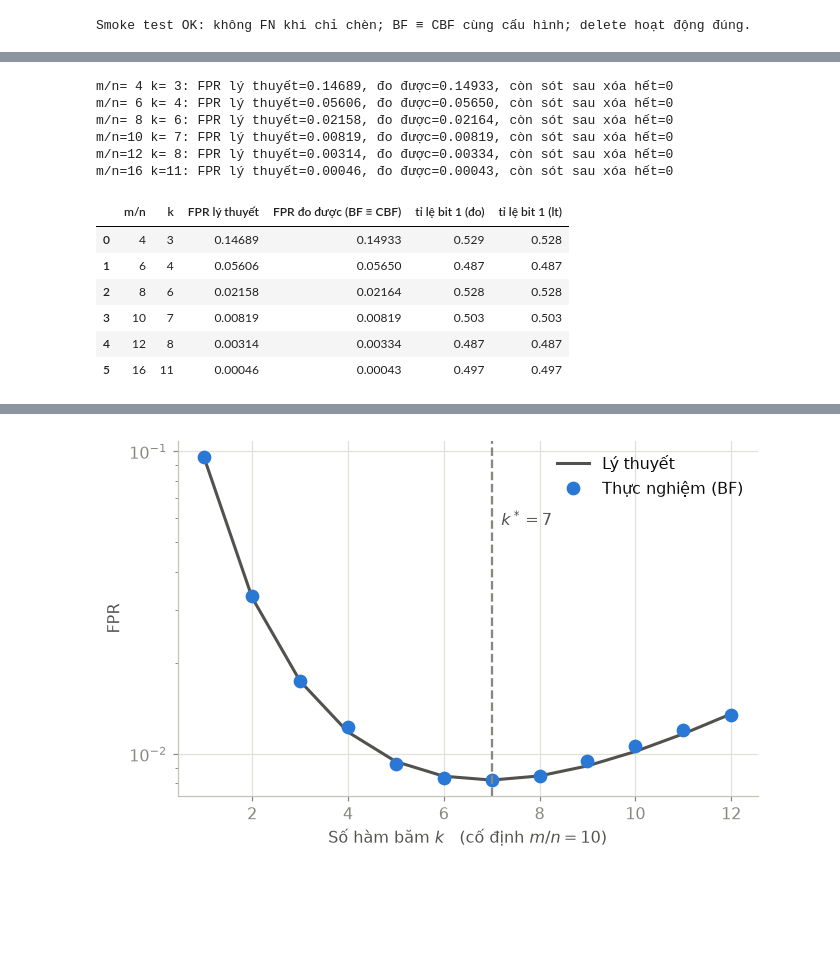
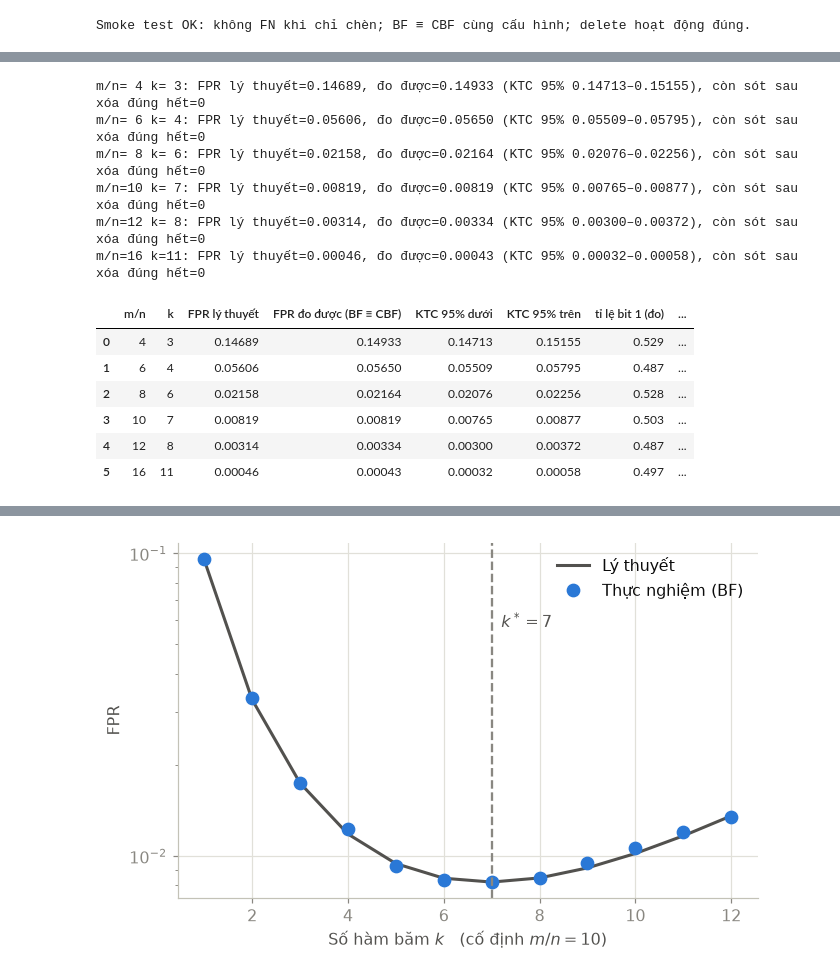
Before and after one commit to duykhanhxx03/data-mining-ex, a Jupyter notebook: thuc_nghiem.ipynb, the cells around one changed output, grey strips where cells are left out. Cells and saved outputs as stored; diff of their text form; code cells hidden in the pictures; blank space fills up the shorter version.

```diff
--- a/thuc_nghiem.ipynb
+++ b/thuc_nghiem.ipynb
@@ -212,55 +264,76 @@ Với mỗi tỉ lệ $m/n$, chèn $n$ khóa vào cả ba cấu trúc với $k=\
 # %%
 rows = []
 for r in RATIOS:
     m, k = r * N, optimal_k(r * N, N)
-    bf, c4, c8 = BloomFilter(m, k), CountingBloomFilter4(m, k), CountingBloomFilter8(m, k)
+    (ins_bf, ins_bf_q1, ins_bf_q3), bf = benchmark_insert(BloomFilter, m, k, PRESENT)
+    (ins_c4, ins_c4_q1, ins_c4_q3), c4 = benchmark_insert(CountingBloomFilter4, m, k, PRESENT)
+    (ins_c8, ins_c8_q1, ins_c8_q3), c8 = benchmark_insert(CountingBloomFilter8, m, k, PRESENT)
 
-    ins_bf, ins_c4, ins_c8 = timed(bf.insert, PRESENT), timed(c4.insert, PRESENT), timed(c8.insert, PRESENT)
+    fp_hits = sum(1 for x in ABSENT if bf.query(x))
+    fpr_bf = fp_hits / len(ABSENT)
+    fpr_ci_low, fpr_ci_high = wilson_interval(fp_hits, len(ABSENT))
+    # cung vi tri bam -> cau tra loi phai trung nhau TUNG khoa (khong chi FPR gop)
+    assert all(bf.query(x) == c4.query(x) == c8.query(x) for x in ABSENT)
 
-    fpr_bf, fpr_c4 = measure_fpr(bf, ABSENT), measure_fpr(c4, ABSENT)
-    # cung vi tri bam -> cau tra loi phai trung nhau TUNG khoa (khong chi FPR gop)
-    assert all(bf.query(x) == c4.query(x) for x in ABSENT)
-
-    qmiss_bf = timed(bf.query, ABSENT, repeat=2)
-    qmiss_c4 = timed(c4.query, ABSENT, repeat=2)
-    qmiss_c8 = timed(c8.query, ABSENT, repeat=2)
-    qhit_bf  = timed(bf.query, PRESENT, repeat=2)
-    qhit_c4  = timed(c4.query, PRESENT, repeat=2)
-    del_c4, del_c8 = timed(c4.delete, PRESENT), timed(c8.delete, PRESENT)
-    leftover = sum(1 for x in PRESENT if c4.query(x))   # sau khi xoa het -> ky vong 0
+    qmiss_bf, qmiss_bf_q1, qmiss_bf_q3 = benchmark_query(bf.query, ABSENT)
+    qmiss_c4, qmiss_c4_q1, qmiss_c4_q3 = benchmark_query(c4.query, ABSENT)
+    qmiss_c8, qmiss_c8_q1, qmiss_c8_q3 = benchmark_query(c8.query, ABSENT)
+    qhit_bf, qhit_bf_q1, qhit_bf_q3 = benchmark_query(bf.query, PRESENT)
+    qhit_c4, qhit_c4_q1, qhit_c4_q3 = benchmark_query(c4.query, PRESENT)
+    del_c4, del_c4_q1, del_c4_q3 = benchmark_delete(CountingBloomFilter4, m, k, PRESENT)
+    del_c8, del_c8_q1, del_c8_q3 = benchmark_delete(CountingBloomFilter8, m, k, PRESENT)
+    for x in PRESENT:
+        c4.delete(x)
+    leftover = sum(1 for x in PRESENT if c4.query(x))   # sau khi xoa dung het -> ky vong 0
 
     rows.append(dict(ratio=r, k=k, fpr_theory=theoretical_fpr(m, N, k),
-                     fpr_emp=fpr_bf, fill_bf=bf.fill_ratio(),
+                     fp_hits=fp_hits, fpr_emp=fpr_bf,
+                     fpr_ci_low=fpr_ci_low, fpr_ci_high=fpr_ci_high,
+                     fill_bf=bf.fill_ratio(),
                      fill_theory=1 - math.exp(-k * N / m),
                      mem_bf=bf.memory_bytes(), mem_c4=c4.memory_bytes(), mem_c8=c8.memory_bytes(),
                      ins_bf=ins_bf, ins_c4=ins_c4, ins_c8=ins_c8,
+                     ins_bf_q1=ins_bf_q1, ins_bf_q3=ins_bf_q3,
+                     ins_c4_q1=ins_c4_q1, ins_c4_q3=ins_c4_q3,
+                     ins_c8_q1=ins_c8_q1, ins_c8_q3=ins_c8_q3,
                      qmiss_bf=qmiss_bf, qmiss_c4=qmiss_c4, qmiss_c8=qmiss_c8,
+                     qmiss_bf_q1=qmiss_bf_q1, qmiss_bf_q3=qmiss_bf_q3,
+                     qmiss_c4_q1=qmiss_c4_q1, qmiss_c4_q3=qmiss_c4_q3,
+                     qmiss_c8_q1=qmiss_c8_q1, qmiss_c8_q3=qmiss_c8_q3,
                      qhit_bf=qhit_bf, qhit_c4=qhit_c4,
+                     qhit_bf_q1=qhit_bf_q1, qhit_bf_q3=qhit_bf_q3,
+                     qhit_c4_q1=qhit_c4_q1, qhit_c4_q3=qhit_c4_q3,
                      del_c4=del_c4, del_c8=del_c8, leftover=leftover))
+    rows[-1].update(del_c4_q1=del_c4_q1, del_c4_q3=del_c4_q3,
+                    del_c8_q1=del_c8_q1, del_c8_q3=del_c8_q3)
     print(f"m/n={r:>2} k={k:>2}: FPR lý thuyết={rows[-1]['fpr_theory']:.5f}, "
-          f"đo được={fpr_bf:.5f}, còn sót sau xóa hết={leftover}")
+          f"đo được={fpr_bf:.5f} (KTC 95% {fpr_ci_low:.5f}–{fpr_ci_high:.5f}), "
+          f"còn sót sau xóa đúng hết={leftover}")
 
 e1 = pd.DataFrame(rows)
-display(e1[["ratio", "k", "fpr_theory", "fpr_emp", "fill_bf", "fill_theory"]]
+display(e1[["ratio", "k", "fpr_theory", "fpr_emp", "fpr_ci_low",
+            "fpr_ci_high", "fill_bf", "fill_theory"]]
         .rename(columns={"ratio": "m/n", "fpr_theory": "FPR lý thuyết",
                          "fpr_emp": "FPR đo được (BF ≡ CBF)",
+                         "fpr_ci_low": "KTC 95% dưới", "fpr_ci_high": "KTC 95% trên",
                          "fill_bf": "tỉ lệ bit 1 (đo)", "fill_theory": "tỉ lệ bit 1 (lt)"})
         .style.format({"FPR lý thuyết": "{:.5f}", "FPR đo được (BF ≡ CBF)": "{:.5f}",
+                       "KTC 95% dưới": "{:.5f}", "KTC 95% trên": "{:.5f}",
                        "tỉ lệ bit 1 (đo)": "{:.3f}", "tỉ lệ bit 1 (lt)": "{:.3f}"}))
 # %% [output]
-m/n= 4 k= 3: FPR lý thuyết=0.14689, đo được=0.14933, còn sót sau xóa hết=0
-m/n= 6 k= 4: FPR lý thuyết=0.05606, đo được=0.05650, còn sót sau xóa hết=0
-m/n= 8 k= 6: FPR lý thuyết=0.02158, đo được=0.02164, còn sót sau xóa hết=0
-m/n=10 k= 7: FPR lý thuyết=0.00819, đo được=0.00819, còn sót sau xóa hết=0
-m/n=12 k= 8: FPR lý thuyết=0.00314, đo được=0.00334, còn sót sau xóa hết=0
-m/n=16 k=11: FPR lý thuyết=0.00046, đo được=0.00043, còn sót sau xóa hết=0
+m/n= 4 k= 3: FPR lý thuyết=0.14689, đo được=0.14933 (KTC 95% 0.14713–0.15155), còn sót sau xóa đúng hết=0
+m/n= 6 k= 4: FPR lý thuyết=0.05606, đo được=0.05650 (KTC 95% 0.05509–0.05795), còn sót sau xóa đúng hết=0
+m/n= 8 k= 6: FPR lý thuyết=0.02158, đo được=0.02164 (KTC 95% 0.02076–0.02256), còn sót sau xóa đúng hết=0
+m/n=10 k= 7: FPR lý thuyết=0.00819, đo được=0.00819 (KTC 95% 0.00765–0.00877), còn sót sau xóa đúng hết=0
+m/n=12 k= 8: FPR lý thuyết=0.00314, đo được=0.00334 (KTC 95% 0.00300–0.00372), còn sót sau xóa đúng hết=0
+m/n=16 k=11: FPR lý thuyết=0.00046, đo được=0.00043 (KTC 95% 0.00032–0.00058), còn sót sau xóa đúng hết=0
-|  | m/n | k | FPR lý thuyết | FPR đo được (BF ≡ CBF) | tỉ lệ bit 1 (đo) | tỉ lệ bit 1 (lt) |
-| 0 | 4 | 3 | 0.14689 | 0.14933 | 0.529 | 0.528 |
-| 1 | 6 | 4 | 0.05606 | 0.05650 | 0.487 | 0.487 |
-| 2 | 8 | 6 | 0.02158 | 0.02164 | 0.528 | 0.528 |
-| 3 | 10 | 7 | 0.00819 | 0.00819 | 0.503 | 0.503 |
-| 4 | 12 | 8 | 0.00314 | 0.00334 | 0.487 | 0.487 |
-| 5 | 16 | 11 | 0.00046 | 0.00043 | 0.497 | 0.497 |
+|  | m/n | k | FPR lý thuyết | FPR đo được (BF ≡ CBF) | KTC 95% dưới | KTC 95% trên | tỉ lệ bit 1 (đo) | ... |
+| 0 | 4 | 3 | 0.14689 | 0.14933 | 0.14713 | 0.15155 | 0.529 | ... |
+| 1 | 6 | 4 | 0.05606 | 0.05650 | 0.05509 | 0.05795 | 0.487 | ... |
+| 2 | 8 | 6 | 0.02158 | 0.02164 | 0.02076 | 0.02256 | 0.528 | ... |
+| 3 | 10 | 7 | 0.00819 | 0.00819 | 0.00765 | 0.00877 | 0.503 | ... |
+| 4 | 12 | 8 | 0.00314 | 0.00334 | 0.00300 | 0.00372 | 0.487 | ... |
+| 5 | 16 | 11 | 0.00046 | 0.00043 | 0.00032 | 0.00058 | 0.497 | ... |
 # %%
 fine = np.arange(4, 16.01, 0.2)
 th = [theoretical_fpr(int(x * N), N, optimal_k(int(x * N), N)) for x in fine]
```
Also changed, not shown: parts of 18 cells of this notebook, 12 other files.
